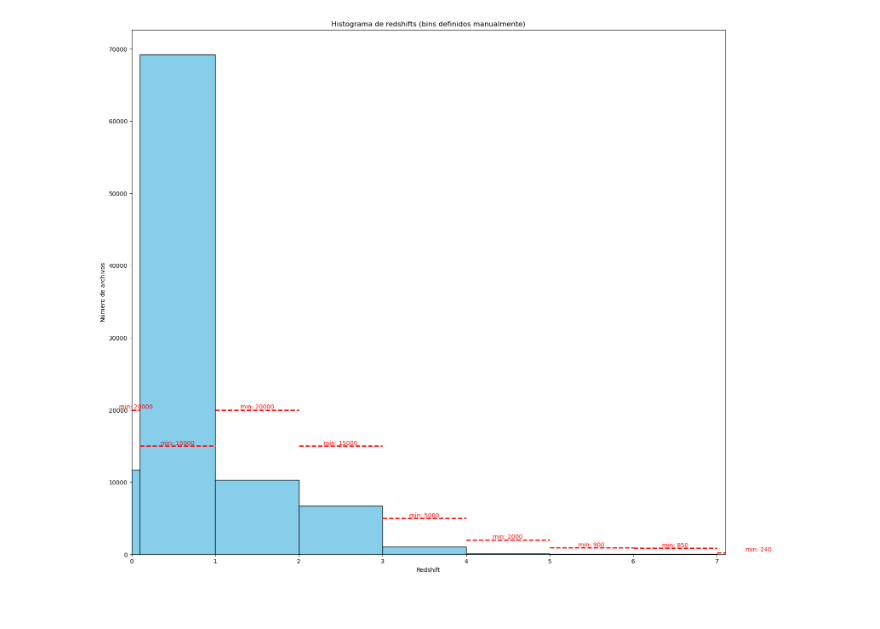
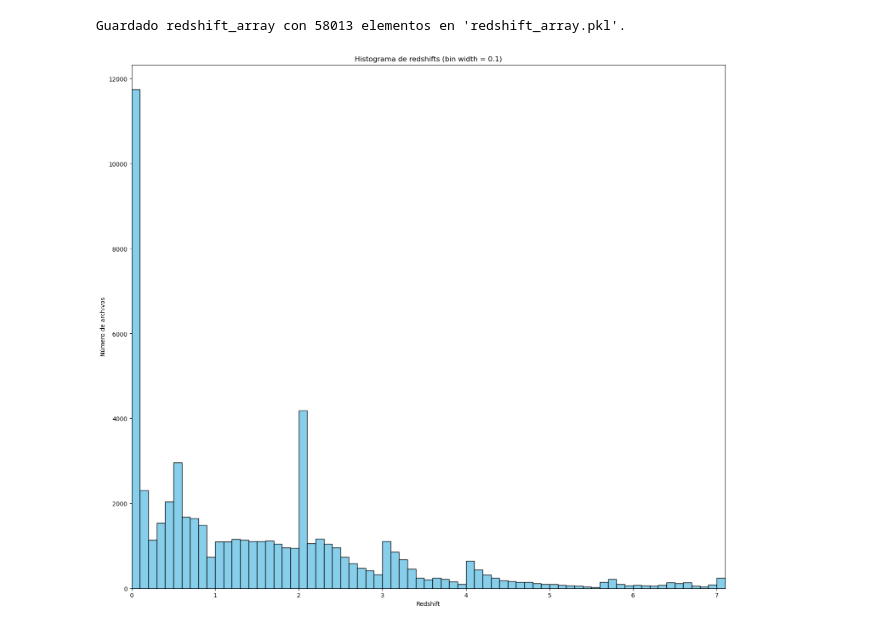
Before and after one commit to albertnica/TFGF-albertnica, a Jupyter notebook: random extractor uniforme.ipynb, the cells around one changed output. Drawn from its saved outputs; the diff is of its cells as text; code cells hidden in the pictures.

```diff
--- a/random extractor uniforme.ipynb
+++ b/random extractor uniforme.ipynb
@@ -110,36 +155,46 @@ Rango 7 - 8: 9 archivos (NO cumple con el mínimo de 240)
 # %%
-# Definir los bordes de los bins para el histograma usando los rangos definidos
-bin_edges = [br[0] for br in bin_ranges] + [bin_ranges[-1][1]]
+import os
+import numpy as np
+import pickle
+from astropy.io import fits
 
-# Crear el histograma
+# Directorio de destino (donde se encuentran los archivos ya copiados)
+dst_folder = "spectrums training 100k"
+
+# Lista para almacenar los valores de redshift
+redshift_values = []
+
+# Recorrer todos los archivos .fits en la carpeta
+for filename in os.listdir(dst_folder):
+    if filename.lower().endswith('.fits'):
+        file_path = os.path.join(dst_folder, filename)
+        try:
+            with fits.open(file_path) as hdul:
+                # Extraer redshift (se asume que está en la extensión 2, campo "Z")
+                redshift = hdul[2].data["Z"][0]
+                redshift_values.append(redshift)
+        except Exception as e:
+            print(f"Error procesando {filename}: {e}")
+
+# Convertir la lista a un arreglo de numpy
+redshift_array = np.array(redshift_values)
+
+# Guardar el array de redshifts en un archivo pickle
+with open("extra/redshift_array.pkl", "wb") as f:
+    pickle.dump(redshift_array, f)
+
+print(f"Guardado redshift_array con {redshift_array.size} elementos en 'redshift_array.pkl'.")
+
+# Opcional: mostrar el histograma original
+import matplotlib.pyplot as plt
+bins = np.arange(0, redshift_array.max() + 0.1, 0.1)
 plt.figure(figsize=(18,16))
-n, bins_hist, patches = plt.hist(redshift_values, bins=bin_edges, color='skyblue', edgecolor='black')
+plt.hist(redshift_array, bins=bins, color='skyblue', edgecolor='black')
 plt.xlabel("Redshift")
 plt.ylabel("Número de archivos")
-plt.title("Histograma de redshifts (bins definidos manualmente)")
-
-# Conteo por rangos de redshift:
-# Rango 0 - 0.1: 11747 archivos (NO cumple con el mínimo de 20000)
-# Rango 0.1 - 1: 69185 archivos (cumple con el mínimo de 15000)
-# Rango 1 - 2: 10313 archivos (NO cumple con el mínimo de 20000)
-# Rango 2 - 3: 6696 archivos (NO cumple con el mínimo de 15000)
-# Rango 3 - 4: 1034 archivos (NO cumple con el mínimo de 5000)
-# Rango 4 - 5: 74 archivos (NO cumple con el mínimo de 2000)
-# Rango 5 - 6: 29 archivos (NO cumple con el mínimo de 900)
-# Rango 6 - 7: 28 archivos (NO cumple con el mínimo de 850)
-# Rango 7 - 8: 9 archivos (NO cumple con el mínimo de 240)
-
-# Dibujar líneas horizontales de referencia para cada rango con el mínimo requerido
-for br in bin_ranges:
-    lower, upper = br
-    min_required = min_required_values.get(br, 0)
-    # Dibujar una línea horizontal que cubre el rango del bin
-    plt.hlines(y=min_required, xmin=lower, xmax=upper, colors='red', linestyles='dashed', linewidth=2)
-    # Anotar el valor mínimo en el centro del rango
-    x_center = (lower + upper) / 2
-    plt.text(x_center, min_required + 1, f"min: {min_required}", color='red', ha='center', va='bottom')
-
+plt.title("Histograma de redshifts (bin width = 0.1)")
 plt.xlim(0, 7.1)
 plt.show()
 # %% [output]
+Guardado redshift_array con 58013 elementos en 'redshift_array.pkl'.
-[figure, old version]
+[figure, new version]
```
Also changed, not shown: parts of 6 cells of this notebook, 9 other files.
